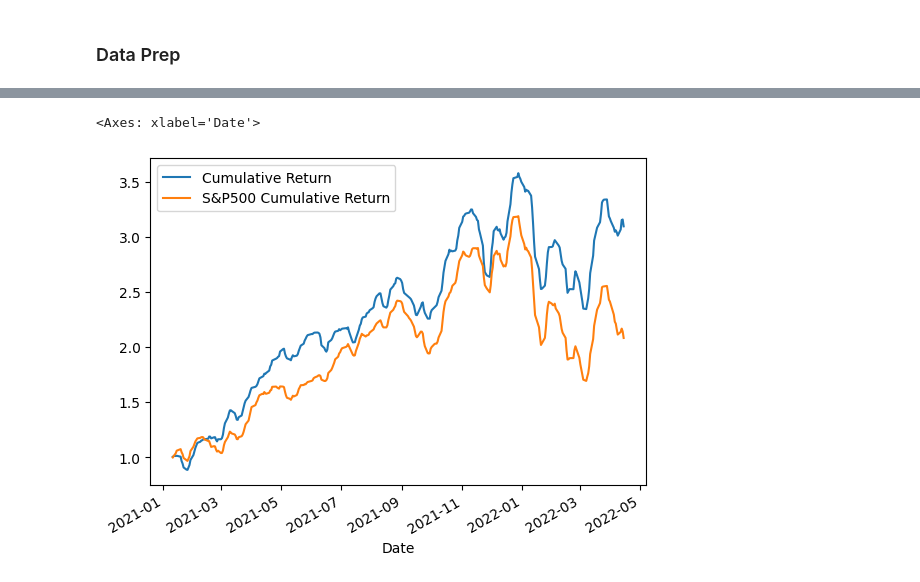
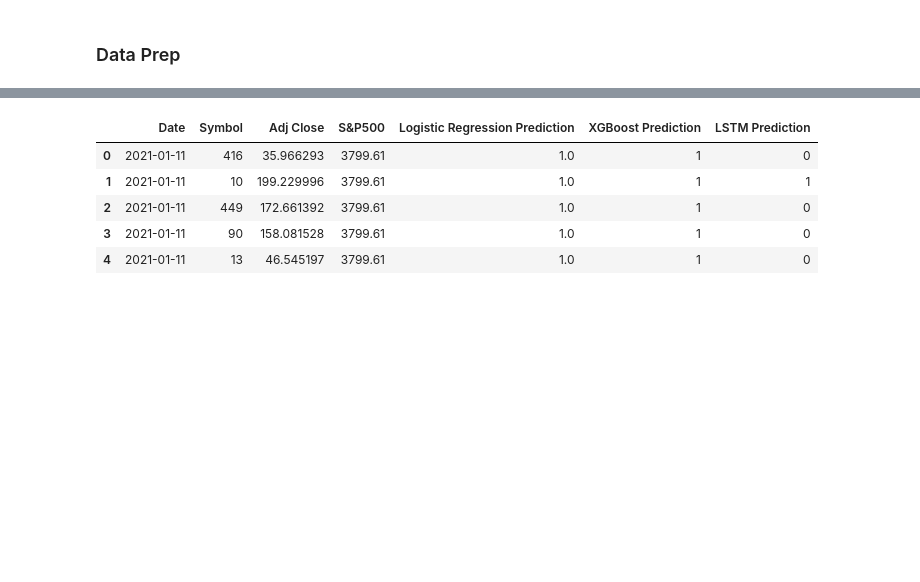
Before and after one commit to ed-churchill/ibm-ml-certificate, a Jupyter notebook: classification/ibm-classification-results-analysis.ipynb, the cells around one changed output, grey strips where cells are left out. Cells and saved outputs as stored; diff of their text form; code cells hidden in the pictures; blank space fills up the shorter version.

Commit message:
Kaggle Notebook | IBM Classification: Results Analysis | Version 5

```diff
--- a/classification/ibm-classification-results-analysis.ipynb
+++ b/classification/ibm-classification-results-analysis.ipynb
@@ -354,32 +346,25 @@ df
-# %%
-# Calculate Forward Return
-df['1-week Forward Adj Close'] = df.groupby('Symbol')['Adj Close'].shift(-5)
-df['1-week Forward Return'] = (df['1-week Forward Adj Close'] - df['Adj Close']) / df['Adj Close']
-
-# Drop redundant columns
-df.drop(['1-week Forward Adj Close', 'Probability', 'Adj Close'], axis=1, inplace=True)
-# %%
-# Calculate forward return of S&P 500
-df['1-week Forward S&P500'] = df.groupby('Symbol')['S&P500'].shift(-5)
-df['1-week Forward Return S&P500'] = (df['1-week Forward S&P500'] - df['S&P500']) / df['S&P500']
-df.drop(['1-week Forward S&P500', 'S&P500'], axis=1, inplace=True)
-
-# Drop NaNs at end of time
-df.dropna(inplace=True)
-# %%
-##############################################################################################
-# Calculate cumulative return for long-short equally weighted portfolio, rebalanced weekly
-##############################################################################################
-# Calculate return based on long/short position
-df['Position'] = 1# df['Prediction'].replace({0: -1})
-df['Strategy Stock Return'] = df['1-week Forward Return'] * df['Position']
-df['1-week Forward Strategy Return'] = df.groupby('Date')['Strategy Stock Return'].transform(func='mean')
-# %%
-# TODO REFACTOR THIS NOTEBOOK TO MAKE IT MUCH CLEANER AND HAVE ALL THREE STRATEGIES
-strategy_df = df[['Date', '1-week Forward Strategy Return', '1-week Forward Return S&P500']].drop_duplicates('Date').reset_index(drop=True)
-strategy_df['Cumulative Return'] = (1 + strategy_df['1-week Forward Strategy Return']).cumprod()
-strategy_df['S&P500 Cumulative Return'] = (1 + strategy_df['1-week Forward Return S&P500']).cumprod()
-strategy_df.plot(x='Date', y=['Cumulative Return', 'S&P500 Cumulative Return'])
-# %% [output]
-<Axes: xlabel='Date'>
-[figure, removed]
+# %%
+# Get predictions for all 3 models
+preds = pd.DataFrame(
+    data=X_test[['Date', 'Symbol']]
+)
+preds['Date'] = pd.to_datetime(preds['Date'])
+for i, m in model_map.items():
+    preds[f'{m} Prediction'] = test_predictions[i]
+
+# Join predictions onto relevant columns from X_test
+df = pd.merge(
+    left=df[['Date', 'Symbol', 'Adj Close', 'S&P500']],
+    right=preds[['Date', 'Symbol'] + [f'{m} Prediction' for m in model_map.values()]],
+    on=['Date', 'Symbol']
+).sort_values(by='Date').reset_index(drop=True)
+# %%
+# CHECK IF THIS IS CORRECT FOR LSTM AS IT'S BEING PRETTY FUNKY MASSIVELY BLOWING UP ON THE LONG-SHORT STRAT
+df.head(5)
+# %% [output]
+|  | Date | Symbol | Adj Close | S&P500 | Logistic Regression Prediction | XGBoost Prediction | LSTM Prediction |
+| 0 | 2021-01-11 | 416 | 35.966293 | 3799.61 | 1.0 | 1 | 0 |
+| 1 | 2021-01-11 | 10 | 199.229996 | 3799.61 | 1.0 | 1 | 1 |
+| 2 | 2021-01-11 | 449 | 172.661392 | 3799.61 | 1.0 | 1 | 0 |
+| 3 | 2021-01-11 | 90 | 158.081528 | 3799.61 | 1.0 | 1 | 0 |
+| 4 | 2021-01-11 | 13 | 46.545197 | 3799.61 | 1.0 | 1 | 0 |
```
Also changed, not shown: parts of 26 cells of this notebook.
